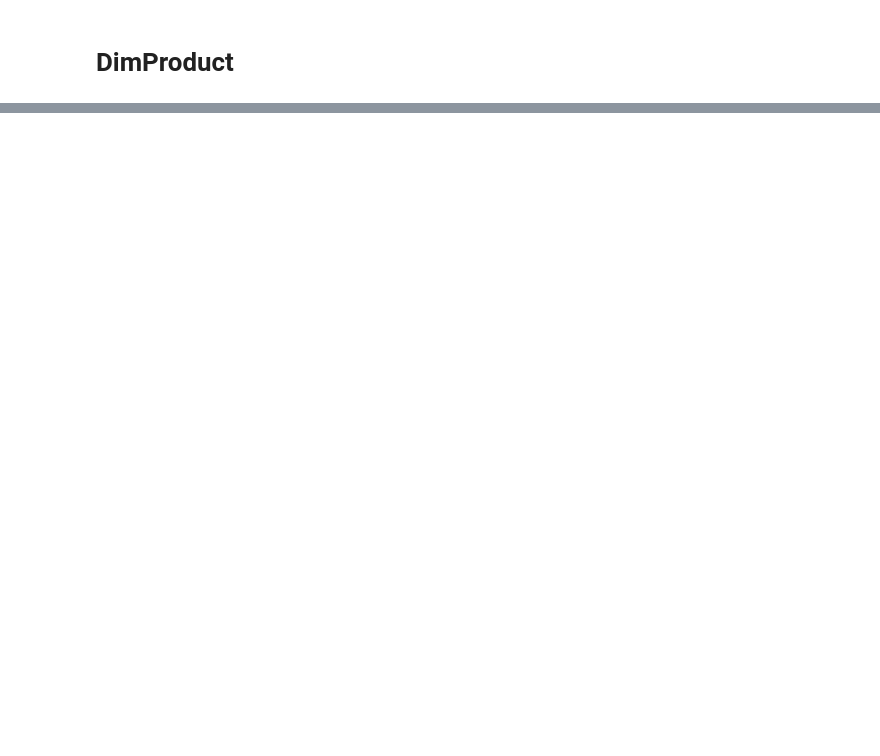
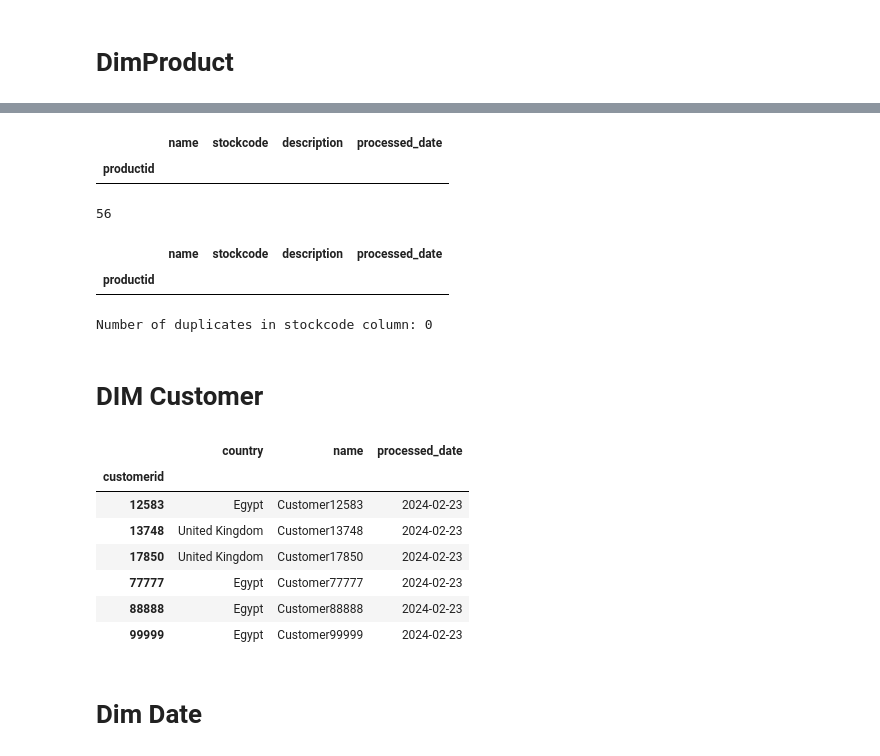
Before and after one commit to Mouhamed-Jinja/Python-Airflow-Postgres-Docker-DWH, a Jupyter notebook: Notebooks/ETL.ipynb, the cells around one changed output, grey strips where cells are left out. Cells and saved outputs as stored; diff of their text form; code cells hidden in the pictures; blank space fills up the shorter version.

```diff
--- a/Notebooks/ETL.ipynb
+++ b/Notebooks/ETL.ipynb
@@ -50,0 +72,49 @@ dimproduct_latest
+# %%
+df[df['stockcode'].duplicated()].sort_values('stockcode')
+# %% [output]
+|  | name | stockcode | description | processed_date |
+| productid |  |  |  |  |
+# %%
+df['stockcode'].count()
+# %% [output]
+56
+# %%
+df[df['stockcode'].duplicated(keep=False)].sort_values('stockcode')
+# %% [output]
+|  | name | stockcode | description | processed_date |
+| productid |  |  |  |  |
+# %%
+num_duplicates = df.duplicated(subset=['stockcode']).sum()
+print("Number of duplicates in stockcode column:", num_duplicates)
+# %% [output]
+Number of duplicates in stockcode column: 0
+# %% [markdown]
+# DIM Customer
+# %%
+def load_dimcustomer(conn= connection):
+    with open('../ETL-SCD-Queries/dimcustomer.sql') as file:
+        query= file.read()
+
+    result= conn.execute(text(query)).fetchall()
+    latest_customers= pd.DataFrame(result)
+
+    latest_customers['name']= 'Customer'+latest_customers['customerid'].astype(str)
+
+    # customerid, country, name, processed_date
+    latest_customers= latest_customers.reindex(columns=['customerid', 'country', 'name', 'processed_date'])
+    latest_customers= latest_customers.set_index('customerid')
+    #latest_customers.to_sql(name='dimcustomer', con=conn, if_exists='replace', index=True, index_label='customerid')
+    return latest_customers
+df= load_dimcustomer()
+df
+# %% [output]
+|  | country | name | processed_date |
+| customerid |  |  |  |
+| 12583 | Egypt | Customer12583 | 2024-02-23 |
+| 13748 | United Kingdom | Customer13748 | 2024-02-23 |
+| 17850 | United Kingdom | Customer17850 | 2024-02-23 |
+| 77777 | Egypt | Customer77777 | 2024-02-23 |
+| 88888 | Egypt | Customer88888 | 2024-02-23 |
+| 99999 | Egypt | Customer99999 | 2024-02-23 |
+# %% [markdown]
+# Dim Date
```
Also changed, not shown: parts of 11 cells of this notebook, 17 other files.
